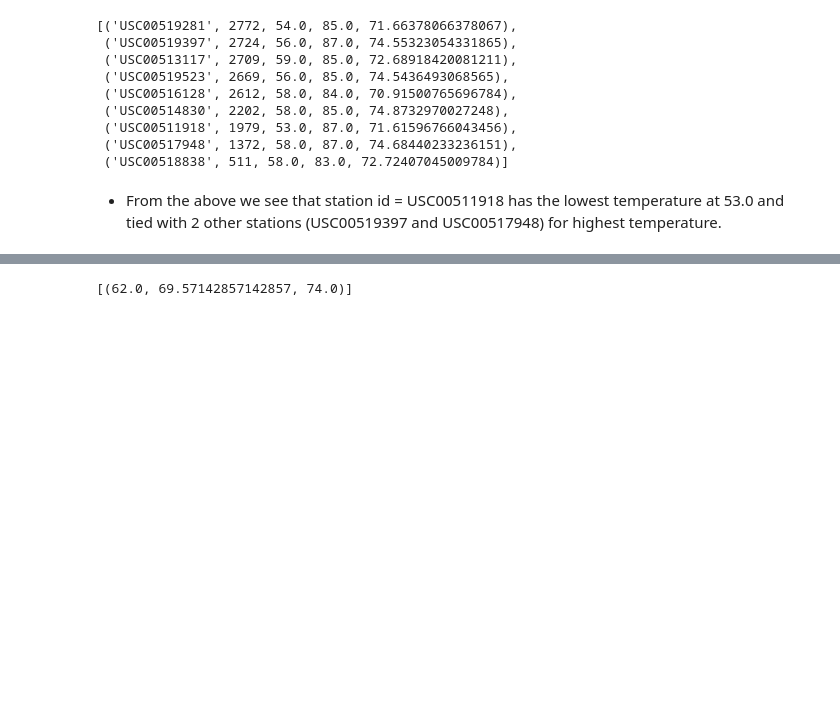
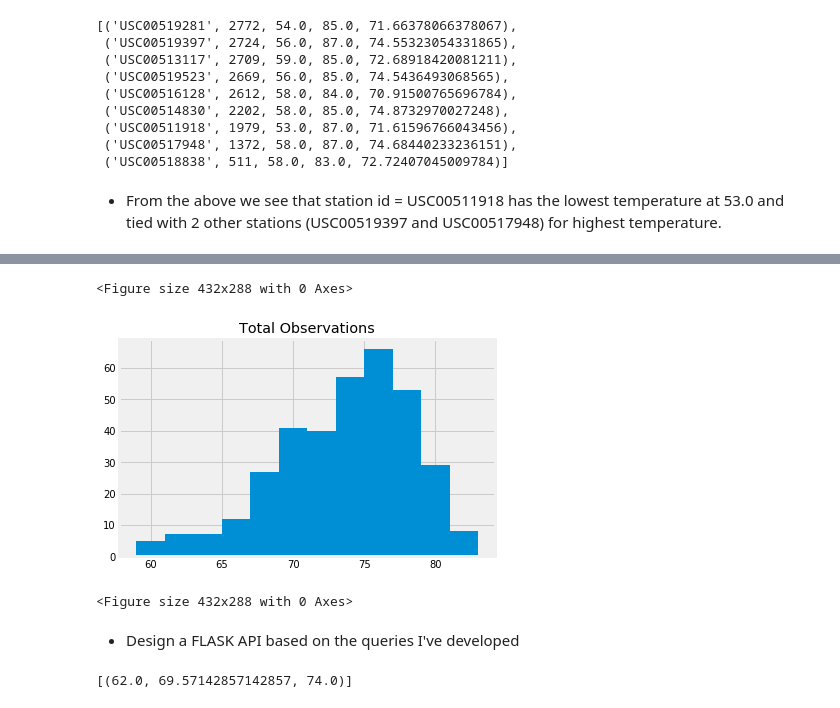
Before and after one commit to 3chords/surfs_up, a Jupyter notebook: climate_starter.ipynb, the cells around one changed output, grey strips where cells are left out. Saved outputs shown, nothing was run; the diff lists cells and outputs as text; code cells hidden in the pictures; blank space fills up the shorter version.

Commit message:
completed weather station analysis, haven't started flask

```diff
--- a/climate_starter.ipynb
+++ b/climate_starter.ipynb
@@ -379,3 +398,10 @@ obs_by_station4
 # %%
 # Choose the station with the highest number of temperature observations.
 # Query the last 12 months of temperature observation data for this station and plot the results as a histogram
+
+sel9 = [Measurement.date, Measurement.station, Measurement.tobs]
+get_max_station_last_yr = session.query(*sel9).\
+    filter(Measurement.date >= year_ago, Measurement.station==max_station).\
+    group_by(Measurement.date).\
+    order_by(Measurement.date).all()
+get_max_station_last_yr
@@ -395,0 +426,8 @@ get_max_station_stats
+# %%
+# convert to a dataframe so we can plot the histogram
+
+max_station_df = pd.DataFrame(get_max_station_last_yr, columns=['Date', 'Station', 'Total Observations'])
+# reset the index using the date column:
+max_station_df.set_index('Date')
+max_station_df.sort_values(by=['Date'])
+max_station_df.head()
@@ -396,5 +441,15 @@ get_max_station_stats
 # %% [markdown]
 ![precipitation](Images/station-histogram.png)
+# %%
+max_station_df.hist(column='Total Observations', bins=12)
+plt.figure()
+#plt.ylabel("Frequency")
+# %% [output]
+<Figure size 432x288 with 0 Axes>
+[figure, added]
+<Figure size 432x288 with 0 Axes>
+# %% [markdown]
+- Design a FLASK API based on the queries I've developed
 # %%
 # This function called `calc_temps` will accept start date and end date in the format '%Y-%m-%d'
 # and return the minimum, average, and maximum temperatures for that range of dates
```
Also changed, not shown: parts of 10 cells of this notebook.
